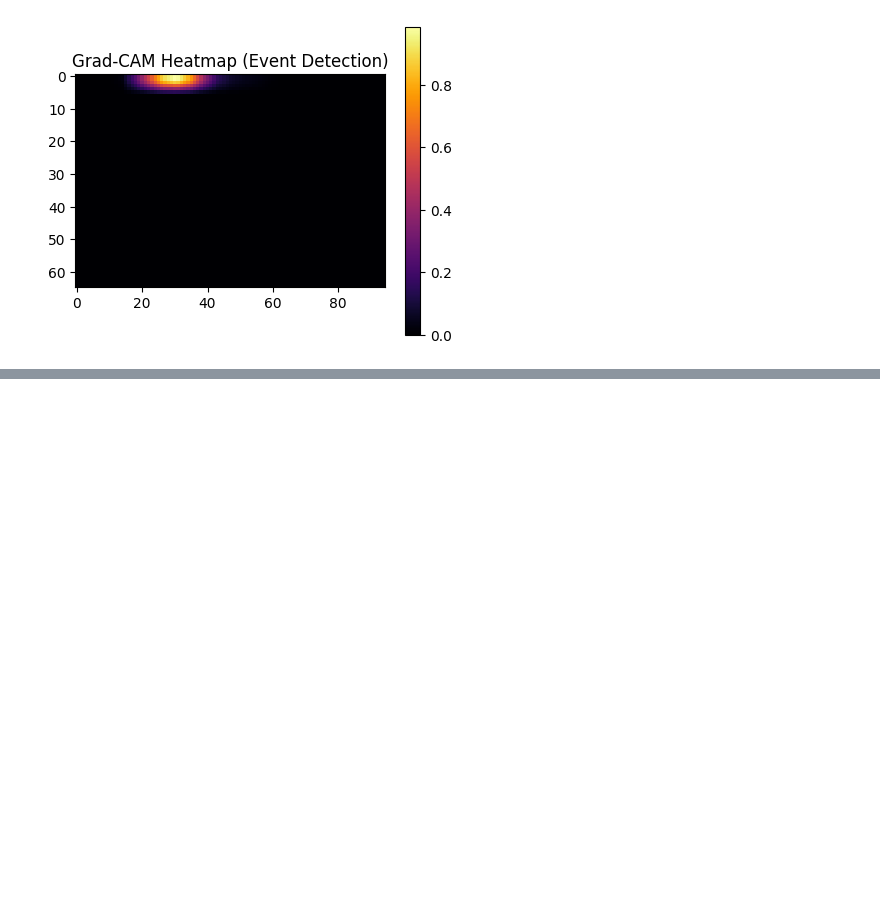
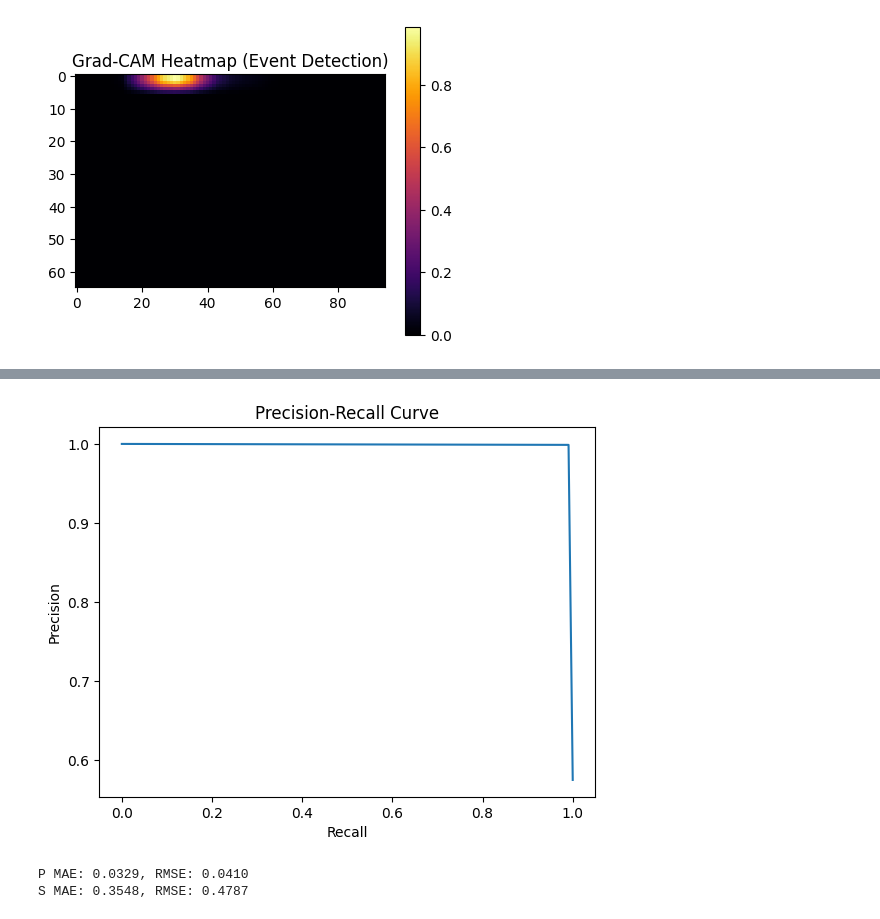
Before and after one commit to Shadabkhan2004/Earthquake-Detection, a Jupyter notebook: notebooks/mtl.ipynb, the cells around one changed output, grey strips where cells are left out. Saved outputs shown, nothing was run; the diff lists cells and outputs as text; code cells hidden in the pictures; blank space fills up the shorter version.

```diff
--- a/notebooks/mtl.ipynb
+++ b/notebooks/mtl.ipynb
@@ -823,0 +1168,23 @@ plt.show()
+# %%
+from sklearn.metrics import precision_recall_curve
+
+precisions,recalls,thresholds = precision_recall_curve(event_true,event_pred_labels)
+plt.plot(recalls,precisions)
+plt.xlabel("Recall")
+plt.ylabel("Precision")
+plt.title("Precision-Recall Curve")
+plt.show()
+# %% [output]
+[figure, added]
+# %%
+from sklearn.metrics import root_mean_squared_error
+p_mae = mean_absolute_error(p_true, p_preds)
+s_mae = mean_absolute_error(s_true, s_preds)
+p_rmse = root_mean_squared_error(p_true, p_preds)
+s_rmse = root_mean_squared_error(s_true, s_preds)
+
+print(f"P MAE: {p_mae:.4f}, RMSE: {p_rmse:.4f}")
+print(f"S MAE: {s_mae:.4f}, RMSE: {s_rmse:.4f}")
+# %% [output]
+P MAE: 0.0329, RMSE: 0.0410
+S MAE: 0.3548, RMSE: 0.4787
```
Also changed, not shown: parts of 24 cells of this notebook, 7 other files.
